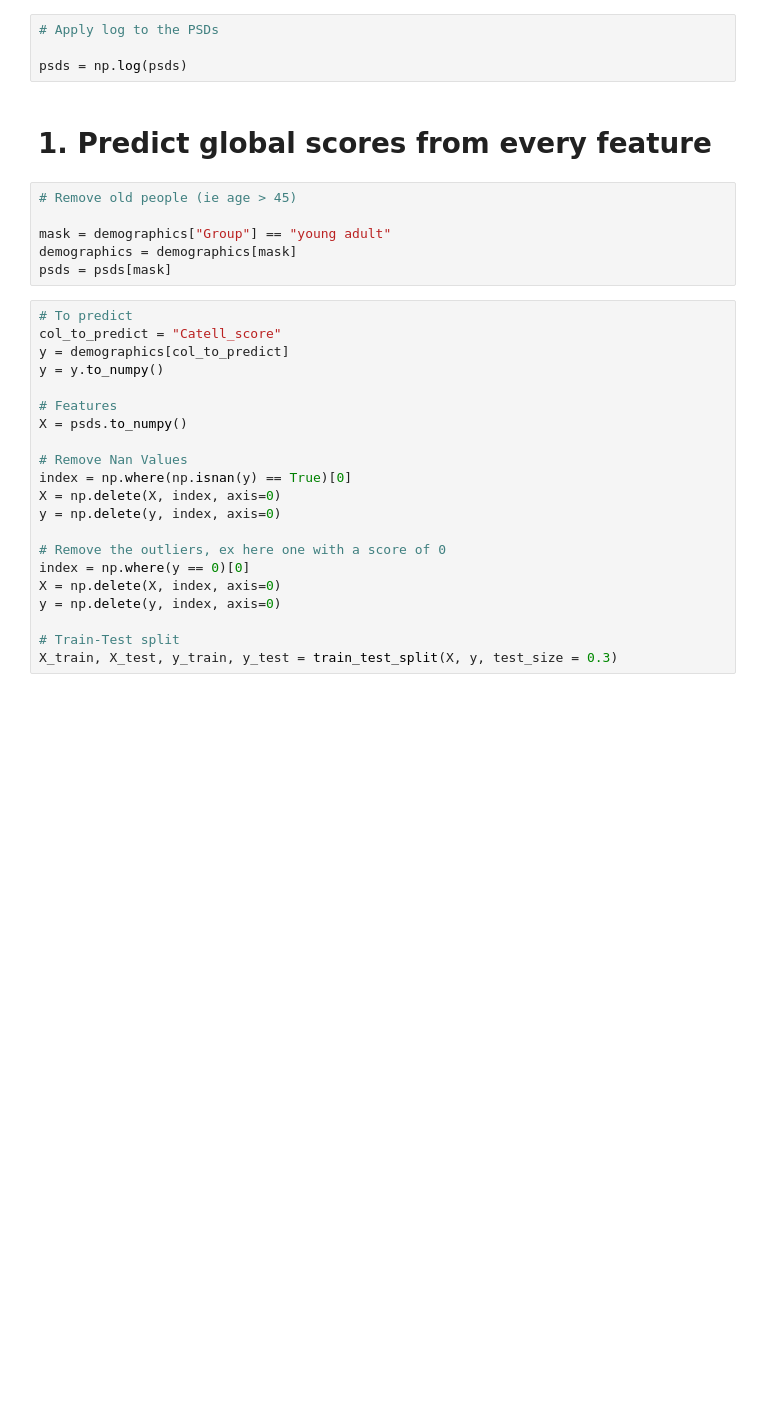
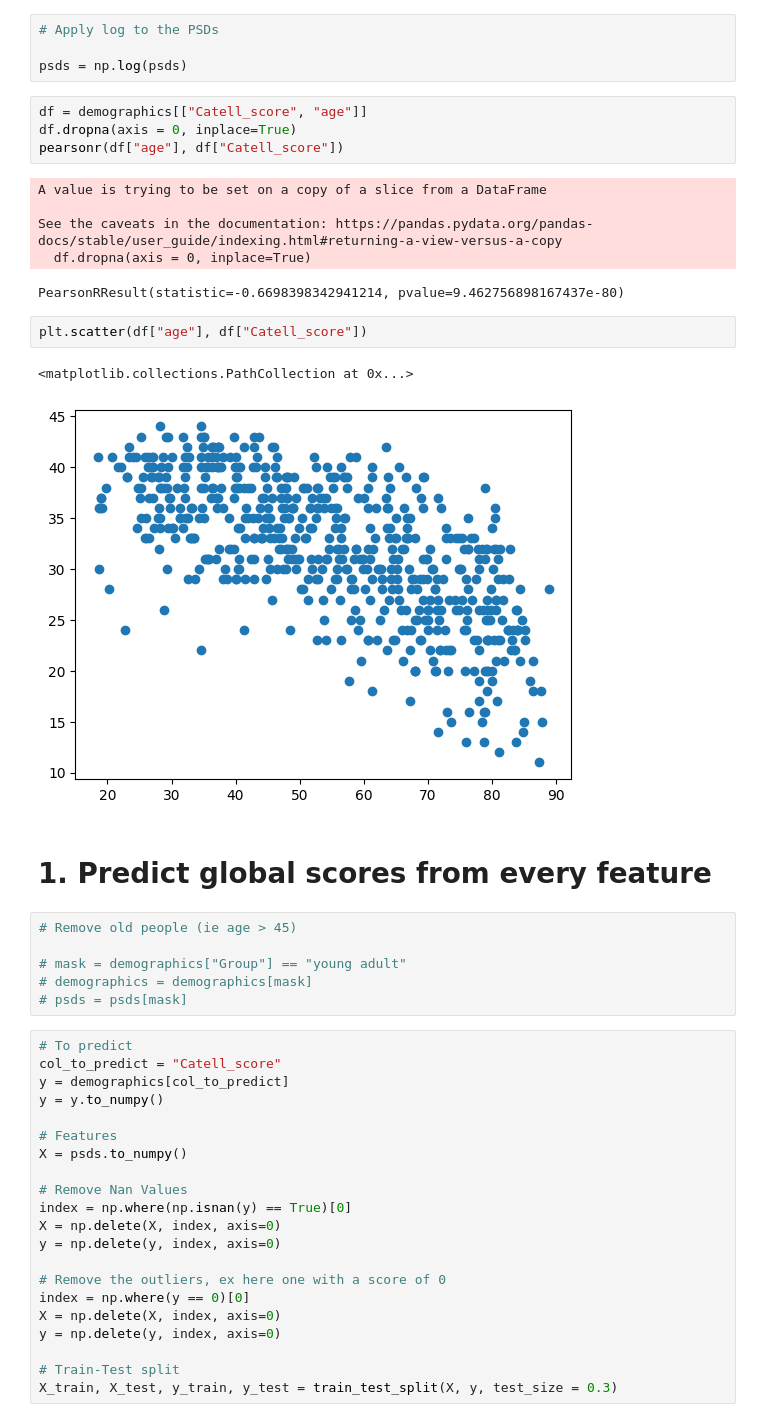
Before and after one commit to Epideixx/Fingerprints_Twins, a Jupyter notebook: decoding_behaviot.ipynb, the cells around one changed output. Drawn from its saved outputs; the diff is of its cells as text; blank space fills up the shorter version.

Commit message:
Trying to decode some traits from PSDs

```diff
--- a/decoding_behaviot.ipynb
+++ b/decoding_behaviot.ipynb
@@ -49,14 +49,29 @@ demographics.head()
 # Apply log to the PSDs
 
 psds = np.log(psds)
+# %%
+df = demographics[["Catell_score", "age"]]
+df.dropna(axis = 0, inplace=True)
+pearsonr(df["age"], df["Catell_score"])
+# %% [output]
+A value is trying to be set on a copy of a slice from a DataFrame
+
+See the caveats in the documentation: https://pandas.pydata.org/pandas-docs/stable/user_guide/indexing.html#returning-a-view-versus-a-copy
+  df.dropna(axis = 0, inplace=True)
+PearsonRResult(statistic=-0.6698398342941214, pvalue=9.462756898167437e-80)
+# %%
+plt.scatter(df["age"], df["Catell_score"])
+# %% [output]
+<matplotlib.collections.PathCollection at 0x...>
+[figure, added]
 # %% [markdown]
 # 1. Predict global scores from every feature
 # %%
 # Remove old people (ie age > 45)
 
-mask = demographics["Group"] == "young adult"
-demographics = demographics[mask]
-psds = psds[mask]
+# mask = demographics["Group"] == "young adult"
+# demographics = demographics[mask]
+# psds = psds[mask]
 # %%
 # To predict
 col_to_predict = "Catell_score"
```
Also changed, not shown: parts of 21 cells of this notebook.
